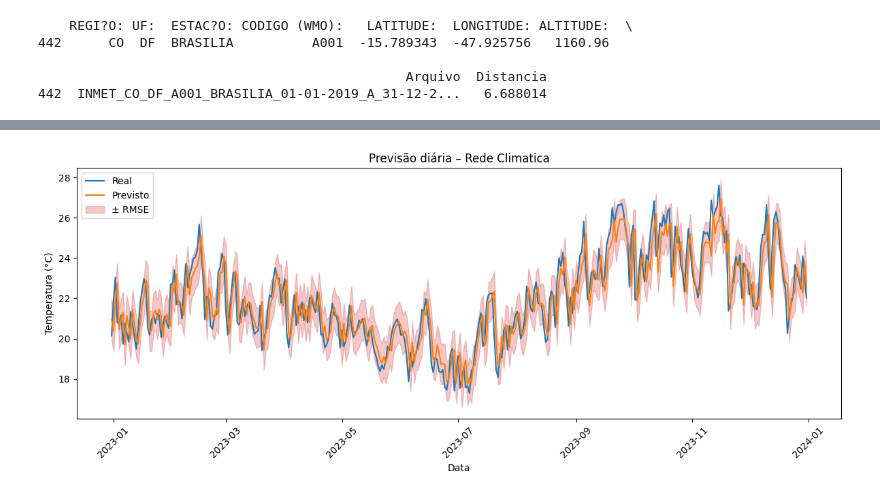
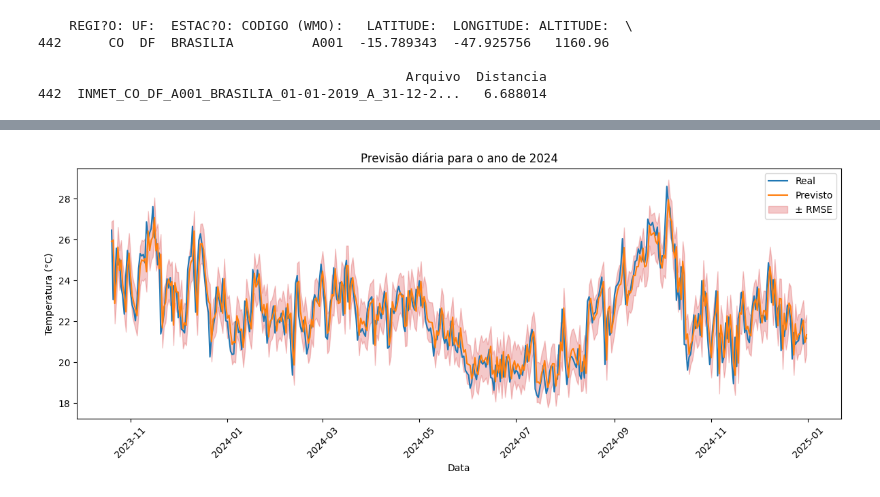
Before and after one commit to juliababa/TCC, a Jupyter notebook: neuralnetwork.ipynb, the cells around one changed output, grey strips where cells are left out. Saved outputs shown, nothing was run; the diff lists cells and outputs as text; code cells hidden in the pictures.

```diff
--- a/neuralnetwork.ipynb
+++ b/neuralnetwork.ipynb
@@ -25,6 +28,10 @@ print(df_nearest_stations)
                                                Arquivo  Distancia
 442  INMET_CO_DF_A001_BRASILIA_01-01-2019_A_31-12-2...   6.688014
 # %%
+# ===============================================
+# União dos dados em apenas um dataframe
+# ===============================================
+
 yeardirectoryfilename = []
 df_nearest_stations_weather_data = []
 
@@ -46,9 +53,11 @@ for filename in df_nearest_stations['Arquivo']:
     df_weather_data = pd.read_csv(f'./data/cleaned_data/2023_cleaned/{filename.replace("2019", "2023")}', decimal=".", sep=";")
     df_nearest_stations_weather_data.append(df_weather_data)
 
-df_compilation_of_nearest_stations_weather_data = pd.concat(df_nearest_stations_weather_data, ignore_index= True)
+    df_weather_data = pd.read_csv(f'./data/cleaned_data/2024_cleaned/{filename.replace("2019", "2024")}', decimal=".", sep=";")
+    df_nearest_stations_weather_data.append(df_weather_data)
 
 
+df_compilation_of_nearest_stations_weather_data = pd.concat(df_nearest_stations_weather_data, ignore_index= True)
 df_compilation_of_nearest_stations_weather_data
 # %% [output]
 |  | Data | Hora UTC | PRECIPITAÇÃO TOTAL, HORÁRIO (mm) | PRESSAO ATMOSFERICA AO NIVEL DA E... | PRESSÃO ATMOSFERICA MAX.NA HORA A... | ... |
@@ -164,15 +178,9 @@ VENTO, VELOCIDADE HORARIA (m/s)                             0
 RADIACAO GLOBAL (Kj/m²)                                   365
 dtype: int64
 # %%
-import numpy as np
-import pandas as pd
 from sklearn.preprocessing import MinMaxScaler
 
-# Exemplo com dados fictícios
-# df = pd.read_csv('seu_arquivo.csv')
-# temperatura = df['temperatura'].values
-
-temperatura = df_not_null_values_day["TEMPERATURA DO AR - BULBO SECO, HORARIA (°C)"].to_numpy() # Dados sintéticos
+df_data_forecast_parameter = df_not_null_values_day[forecast_parameter].to_numpy()
 data = df_not_null_values_day.index
 
 n_past = 5
@@ -186,9 +194,9 @@ def criar_janela_temporal(series, n_past):
 
 # Normalização
 scaler = MinMaxScaler()
-temperatura_scaled = scaler.fit_transform(temperatura.reshape(-1,1)).flatten()
+data_scaled = scaler.fit_transform(df_data_forecast_parameter.reshape(-1,1)).flatten()
 
-X, y = criar_janela_temporal(temperatura_scaled, n_past)
+X, y = criar_janela_temporal(data_scaled, n_past)
 
 # Divisão sequencial (sem embaralhar)
 split = int(0.8 * len(X))
@@ -297,29 +303,26 @@ RMSE: 1.0349925361585317
 # %%
-# ==============================================================
-# 1. BIBLIOTECAS
-# ==============================================================
-
-import numpy as np
+# ===============================================
+# Previsão utilizando amostra de apenas 7 dias anteriores
+# ===============================================
 import pandas as pd
 import torch
 from torch import nn
 from torch.utils.data import DataLoader, TensorDataset
 from sklearn.preprocessing import MinMaxScaler
 from sklearn.metrics import mean_squared_error
-import matplotlib.pyplot as plt
+
 import torch
 torch.manual_seed(1)
 
 DEVICE = "cuda" if torch.cuda.is_available() else "cpu"
 
 # ==============================================================
-# 2. CARREGA DADOS (temperatura diária)
+# CARREGA DADOS
 # ==============================================================
 
-col = "TEMPERATURA DO AR - BULBO SECO, HORARIA (°C)"
 
 serie = (
-    df_not_null_values_day[col]
+    df_not_null_values_day[forecast_parameter]
     .astype(float)
     .resample("D")
     .mean()
@@ -327,21 +330,21 @@ serie = (
 )
 
 data = serie.index
-temperatura = serie.values
+target_variable = serie.values
 
-df = pd.DataFrame({"data": data, "temperatura": temperatura}).reset_index(drop=True)
+df = pd.DataFrame({"data": data, "target_variable": target_variable}).reset_index(drop=True)
 
 # ==============================================================
-# 3. HIPERPARÂMETROS
+# HIPERPARÂMETROS
 # ==============================================================
 
-N_PAST = 7          # janela: 7 dias → prever 1 dia
+N_PAST = 7
 BATCH  = 32
 EPOCHS = 150
 LR     = 1e-3
 
 # ==============================================================
-# 4. FUNÇÕES AUXILIARES
+# FUNÇÕES AUXILIARES
 # ==============================================================
 
 def make_sequences(vec: np.ndarray, n_past: int):
@@ -350,7 +353,6 @@ def make_sequences(vec: np.ndarray, n_past: int):
         X.append(vec[i : i + n_past])
         y.append(vec[i + n_past])
     return np.array(X), np.array(y)
-
 
 class RedeClimatica(nn.Module):
     def __init__(self, n_past):
@@ -362,19 +364,25 @@ class RedeClimatica(nn.Module):
             nn.ReLU(),
             nn.Linear(32, 1)
         )
-
     def forward(self, x):
         return self.net(x)
 
 # ==============================================================
-# 5. PRÉ-PROCESSAMENTO
+# PRÉ-PROCESSAMENTO
 # ==============================================================
 
+# split antes de escalar
+split = int(0.8 * len(df))
+
+# ajusta o scaler SÓ no treino
 scaler = MinMaxScaler()
-serie_scaled = scaler.fit_transform(df["temperatura"].values.reshape(-1, 1)).flatten()
+scaler.fit(df["target_variable"].iloc[:split].values.reshape(-1, 1))
 
-split = int(0.8 * len(serie_scaled))
-train_seq, test_seq = serie_scaled[:split], serie_scaled[split - N_PAST :]
+# transforma treino e teste com o mesmo scaler
+serie_scaled_all = scaler.transform(df["target_variable"].values.reshape(-1, 1)).flatten()
+
+train_seq = serie_scaled_all[:split]
+test_seq  = serie_scaled_all[split - N_PAST :]  # inclui lookback
 
 X_train, y_train = make_sequences(train_seq, N_PAST)
 X_test,  y_test  = make_sequences(test_seq , N_PAST)
@@ -388,7 +396,7 @@ loader = DataLoader(TensorDataset(X_train_t, y_train_t),
                     batch_size=BATCH, shuffle=True, drop_last=False)
 
 # ==============================================================
-# 6. TREINO
+# TREINO
 # ==============================================================
 
 model = RedeClimatica(N_PAST).to(DEVICE)
@@ -406,7 +414,7 @@ for epoch in range(1, EPOCHS + 1):
         print(f"Epoch {epoch:3}/{EPOCHS} | loss={loss.item():.6f}")
 
 # ==============================================================
-# 7. AVALIAÇÃO E PLOT
+# AVALIAÇÃO E PLOT
 # ==============================================================
 
 model.eval()
@@ -429,9 +437,9 @@ plt.fill_between(datas_test,
                  y_pred_inv + rmse,
                  alpha=.25, color="tab:red",
                  label="± RMSE")
-plt.title("Previsão diária – Rede Climatica")
+plt.title("Previsão diária para o ano de 2024")
 plt.xlabel("Data")
-plt.ylabel("Temperatura (°C)")
+plt.ylabel(ylabel)
 plt.xticks(rotation=45)
 plt.legend()
 plt.tight_layout()
@@ -440,11 +448,11 @@ plt.show()
 print(f'RMSE: {rmse}')
 
 # ==============================================================
-# 8. FORECAST "ROLLING" — 7 DIAS À FRENTE
+# FORECAST "ROLLING" — Previsão de 7 dias
 # ==============================================================
 
-steps_ahead = 7                                  # ← agora apenas 7 dias
-lookback = serie_scaled[-N_PAST:].copy()
+steps_ahead = 7
+lookback = serie_scaled_all[-N_PAST:].copy()
 future_dates = pd.date_range(df["data"].iloc[-steps_ahead-1] + pd.Timedelta(days=1),
                              periods=steps_ahead, freq="D")
 preds_scaled = []
@@ -459,26 +467,15 @@ with torch.no_grad():
 
 future_preds = scaler.inverse_transform(np.array(preds_scaled).reshape(-1,1)).flatten()
 
-# plt.figure(figsize=(12,4))
-# plt.plot(df["data"], df["temperatura"], label="Histórico")
-# plt.plot(future_dates, future_preds, "o-", label="Previsão 7 dias")
-# plt.axvline(df["data"].iloc[-1], color="k", ls="--", label="início previsão")
-# plt.title("Previsão rolling – 7 dias à frente")
-# plt.xlabel("Data"); plt.ylabel("Temperatura (°C)"); plt.legend()
-# plt.xticks(rotation=45); plt.tight_layout(); plt.show()
-
-
-
 plt.figure(figsize=(12,4))
 plt.plot(future_dates, future_preds, "o-", label="Previsão 7 dias")
-plt.plot(df["data"].iloc[-7:], df["temperatura"].iloc[-7:], label="Últimos 7 dias do Histórico")
-plt.title("Previsão utilizando amostra de 7 dias anteriores")
-plt.xlabel("Data"); plt.ylabel("Temperatura (°C)"); plt.legend()
+plt.plot(df["data"].iloc[-7:], df["target_variable"].iloc[-7:], label="Últimos 7 dias do Histórico")
+plt.title("Previsão utilizando amostra de 7 dias anteriores (Pytorch)")
+plt.xlabel("Data"); plt.ylabel(ylabel); plt.legend()
 plt.xticks(rotation=45); plt.tight_layout(); plt.show()
 
-# Valores reais
-y_true = df['temperatura'].iloc[-7:].values
-# Valores previstos
+# Valores reais vs previstos (últimos 7 dias)
+y_true = df['target_variable'].iloc[-7:].values
 y_pred = future_preds
 rmse = np.sqrt(mean_squared_error(y_true, y_pred))
 print(f"RMSE dos últimos 7 dias: {rmse:.2f}")
@@ -493 +490 @@ RMSE (janela 7 dias) = 1.000 °C
-[figure, old version]
+[figure, new version]
```
Also changed, not shown: parts of 11 cells of this notebook, 3 other files.
